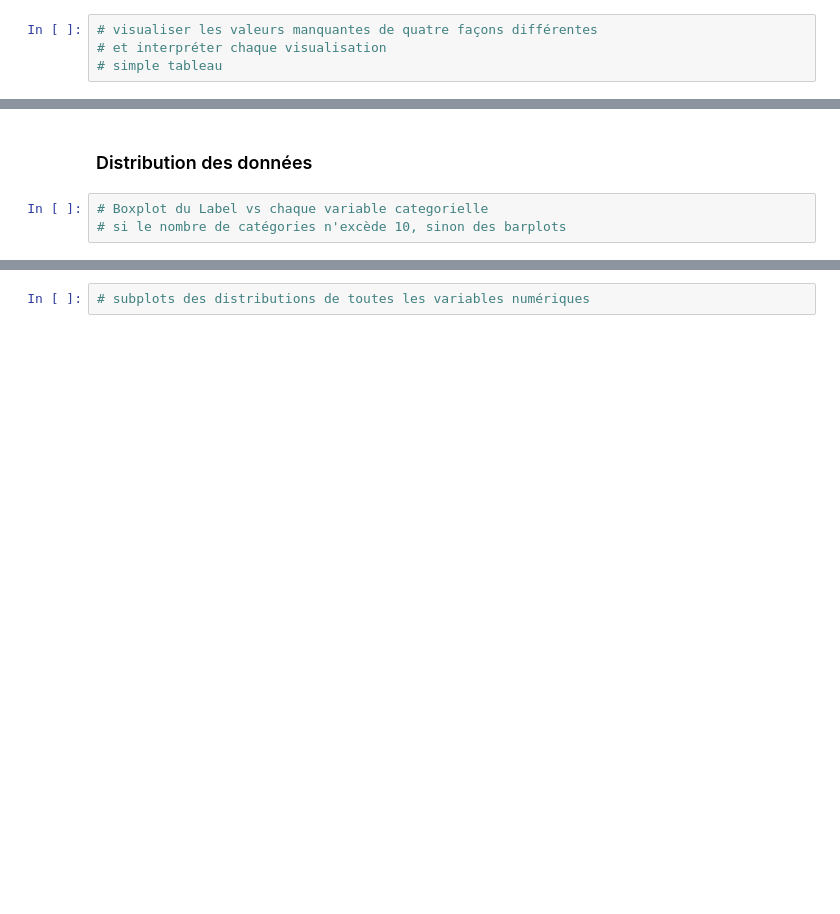
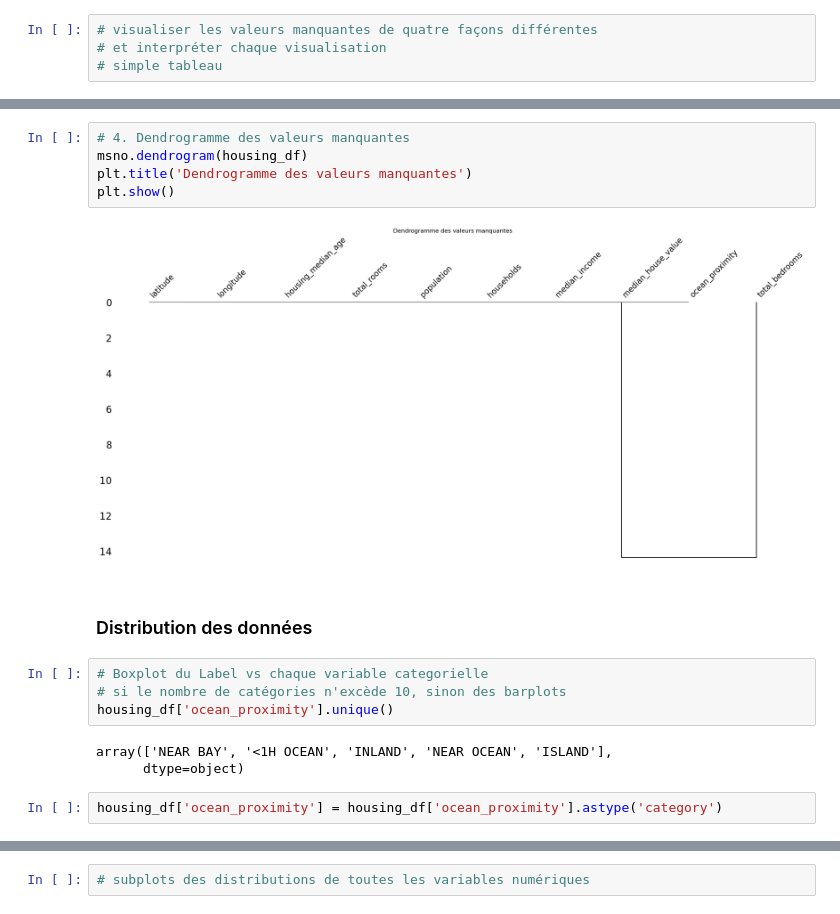
Before and after one commit to MaryseGAHOU/Formation_Intermediaire, a Jupyter notebook: Machine Learning/1.1. Lab1 - Data Preprocessing - California Housing Median Price.ipynb, the cells around one changed output, grey strips where cells are left out. Drawn from its saved outputs; the diff is of its cells as text; blank space fills up the shorter version.

```diff
--- a/Machine Learning/1.1. Lab1 - Data Preprocessing - California Housing Median Price.ipynb
+++ b/Machine Learning/1.1. Lab1 - Data Preprocessing - California Housing Median Price.ipynb
@@ -186,5 +216,18 @@ housing_df.duplicated().sum()
+# %%
+# 4. Dendrogramme des valeurs manquantes
+msno.dendrogram(housing_df)
+plt.title('Dendrogramme des valeurs manquantes')
+plt.show()
+# %% [output]
+[figure, added]
 # %% [markdown]
 ### Distribution des données
 # %%
 # Boxplot du Label vs chaque variable categorielle
 # si le nombre de catégories n'excède 10, sinon des barplots
+housing_df['ocean_proximity'].unique()
+# %% [output]
+array(['NEAR BAY', '<1H OCEAN', 'INLAND', 'NEAR OCEAN', 'ISLAND'],
+      dtype=object)
+# %%
+housing_df['ocean_proximity'] = housing_df['ocean_proximity'].astype('category')
```
Also changed, not shown: parts of 8 cells of this notebook, 1 other file.
